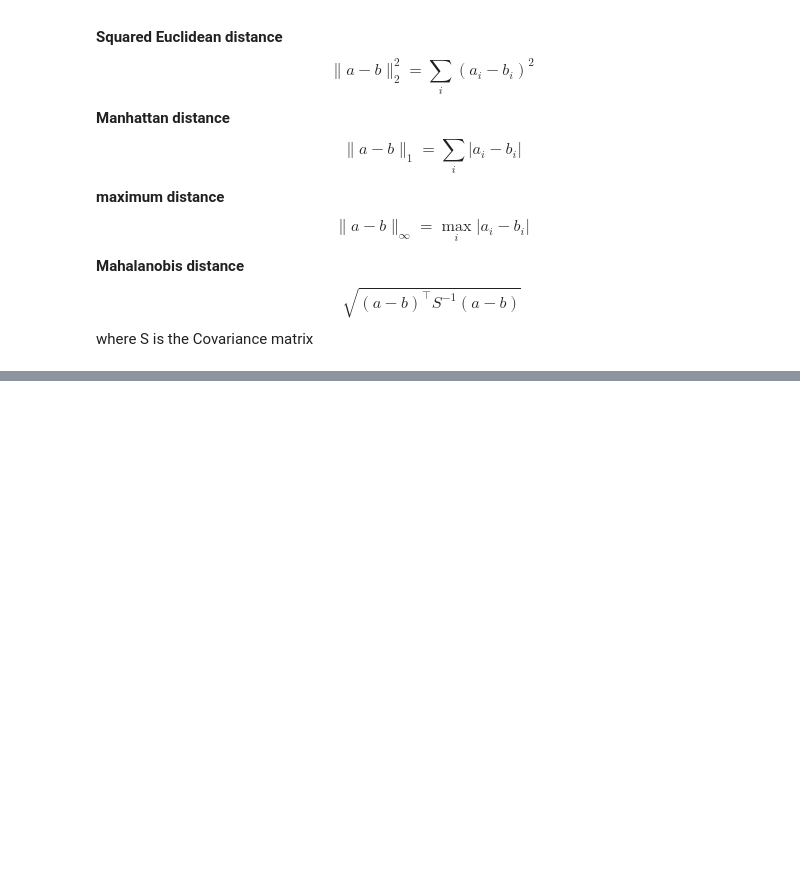
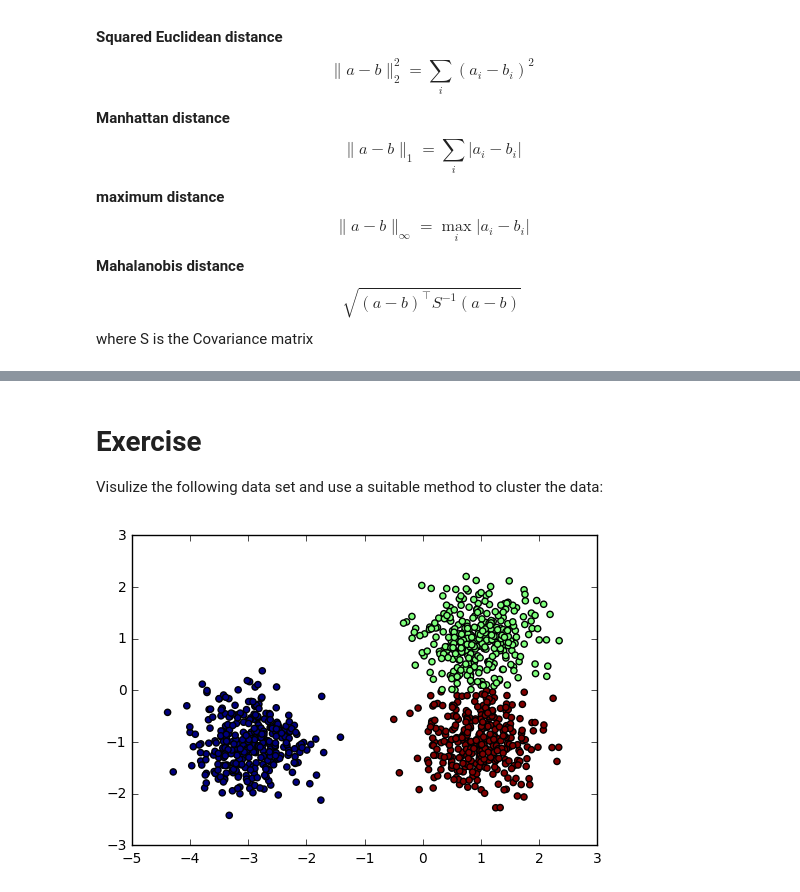
Before and after one commit to UM-SC2/MLworkshopF17, a Jupyter notebook: session04/session04.ipynb, the cells around one changed output, grey strips where cells are left out. Drawn from its saved outputs; the diff is of its cells as text; code cells hidden in the pictures; blank space fills up the shorter version.

```diff
--- a/session04/session04.ipynb
+++ b/session04/session04.ipynb
@@ -742,3 +793,33 @@ complete : 0.37s
 [figure]
 [figure]
 [figure]
+# %% [markdown]
+# Exercise
+
+Visulize the following data set and use a suitable method to cluster the data:
+# %%
+from sklearn import metrics
+from sklearn.datasets.samples_generator import make_blobs
+
+# Generate sample data
+centers = [[1, 1], [-3, -1], [1, -1]]
+X,labels_true1= make_blobs(n_samples=1000, centers=centers, cluster_std=0.5,
+                            random_state=0)
+
+import matplotlib.pyplot as plt
+from itertools import cycle
+
+plt.close('all')
+plt.figure(1)
+plt.clf()
+
+
+# plt.plot(X[:,0],X[:,1],'r.')
+# plt.show()
+
+y_pred = KMeans(n_clusters=3, random_state=random_state).fit_predict(X)
+plt.scatter(X[:, 0], X[:, 1], c=y_pred)
+
+plt.show()
+# %% [output]
+[figure, added]
```
Also changed, not shown: parts of 8 cells of this notebook.
